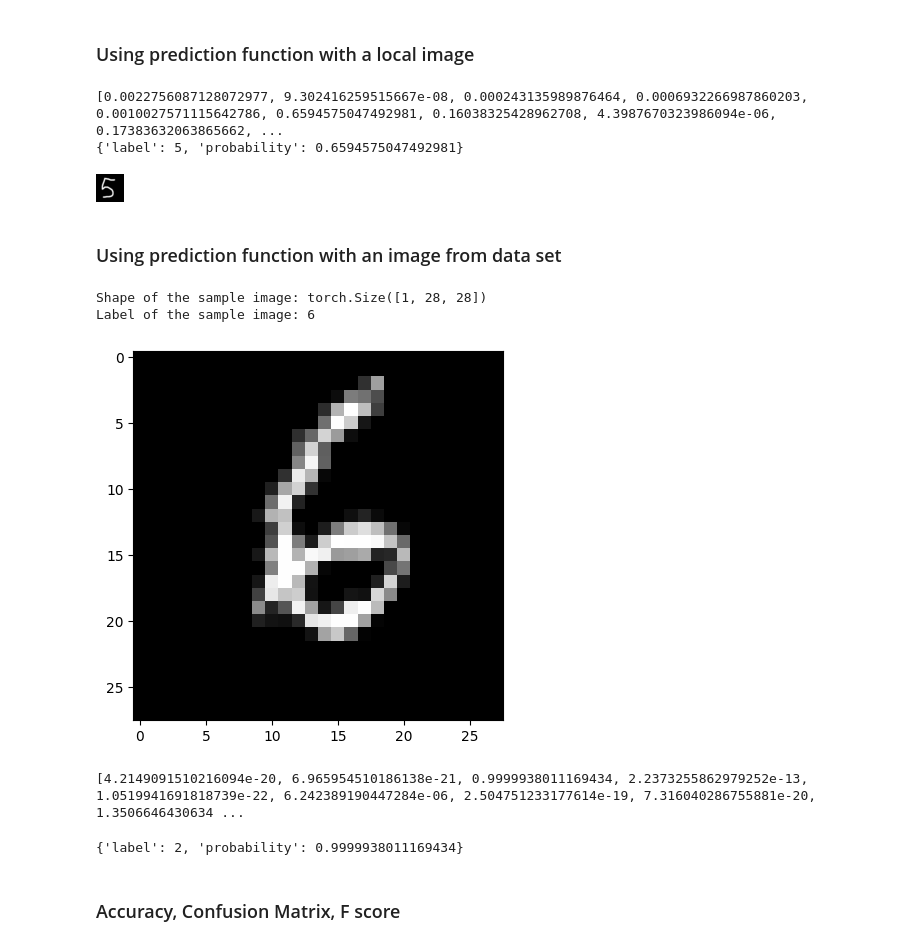
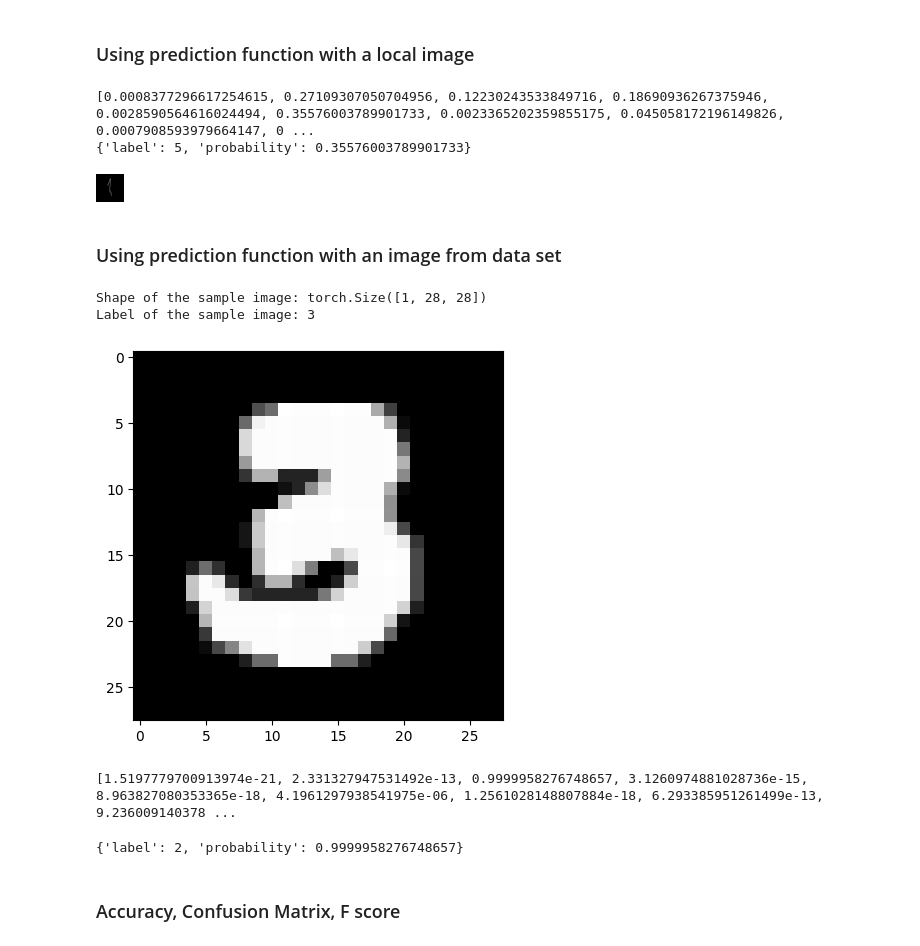
Before and after one commit to charphob/aisem22, a Jupyter notebook: resnet1.ipynb, the cells around one changed output. Cells and saved outputs as stored; diff of their text form; code cells hidden in the pictures.

```diff
--- a/resnet1.ipynb
+++ b/resnet1.ipynb
@@ -258,7 +258,7 @@ def inference(input_image):
 # %% [markdown]
 ### Using prediction function with a local image
 # %%
-image = Image.open("data/images/5.png")
+image = Image.open("data/images/one.png")
 
 print(inference(image))
 
@@ -274,32 +274,32 @@ resize_transform = transforms.Compose([
 # Apply the transform to the image
 resize_transform(image)
 # %% [output]
-[0.0022756087128072977, 9.302416259515667e-08, 0.000243135989876464, 0.0006932266987860203, 0.0010027571115642786, 0.6594575047492981, 0.16038325428962708, 4.3987670323986094e-06, 0.17383632063865662, ...
-{'label': 5, 'probability': 0.6594575047492981}
+[0.0008377296617254615, 0.27109307050704956, 0.12230243533849716, 0.18690936267375946, 0.0028590564616024494, 0.35576003789901733, 0.0023365202359855175, 0.045058172196149826, 0.0007908593979664147, 0 ...
+{'label': 5, 'probability': 0.35576003789901733}
-[figure, old version]
+[figure, new version]
 # %% [markdown]
 ### Using prediction function with an image from data set
 # %%
-sample_image, sample_label = test_dataset[2000]
+sample_image, sample_label = test_dataset[200]
 
 # Print the shape of the sample image
 print("Shape of the sample image:", sample_image.shape)
 
 # Print the label of the sample image
 print("Label of the sample image:", sample_label)
 
 plt.imshow(sample_image[0], cmap='gray')
 plt.show()
 
 to_pil_img = transforms.ToPILImage()
 img = to_pil_img(sample_image)
 inference(img)
 # %% [output]
 Shape of the sample image: torch.Size([1, 28, 28])
-Label of the sample image: 6
+Label of the sample image: 3
-[figure, old version]
+[figure, new version]
-[4.2149091510216094e-20, 6.965954510186138e-21, 0.9999938011169434, 2.2373255862979252e-13, 1.0519941691818739e-22, 6.242389190447284e-06, 2.504751233177614e-19, 7.316040286755881e-20, 1.3506646430634 ...
+[1.5197779700913974e-21, 2.331327947531492e-13, 0.9999958276748657, 3.1260974881028736e-15, 8.963827080353365e-18, 4.1961297938541975e-06, 1.2561028148807884e-18, 6.293385951261499e-13, 9.236009140378 ...
-{'label': 2, 'probability': 0.9999938011169434}
+{'label': 2, 'probability': 0.9999958276748657}
 # %% [markdown]
 ### Accuracy, Confusion Matrix, F score
 # %%
```
Also changed, not shown: parts of 1 cell of this notebook, 5 other files.
